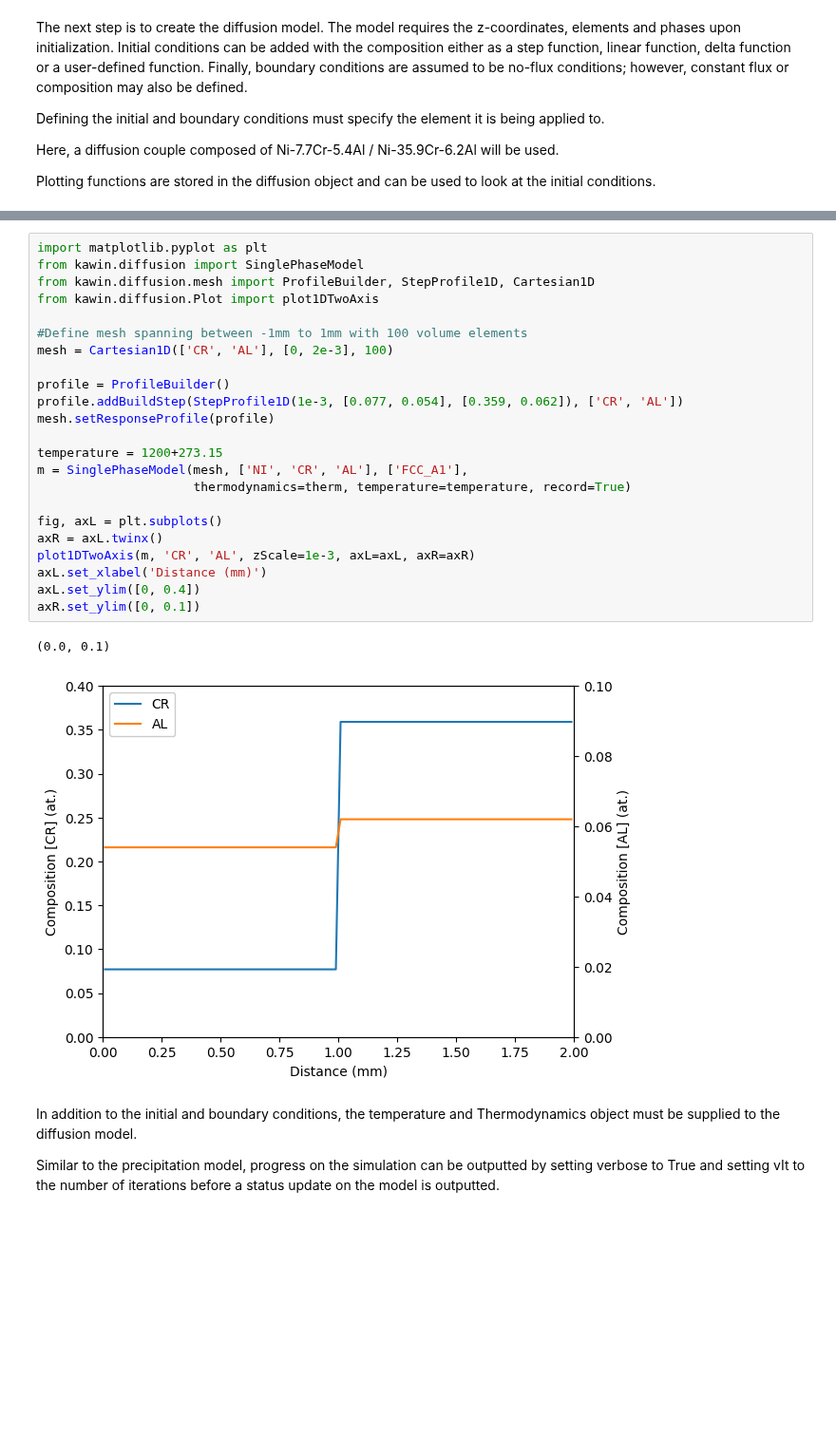
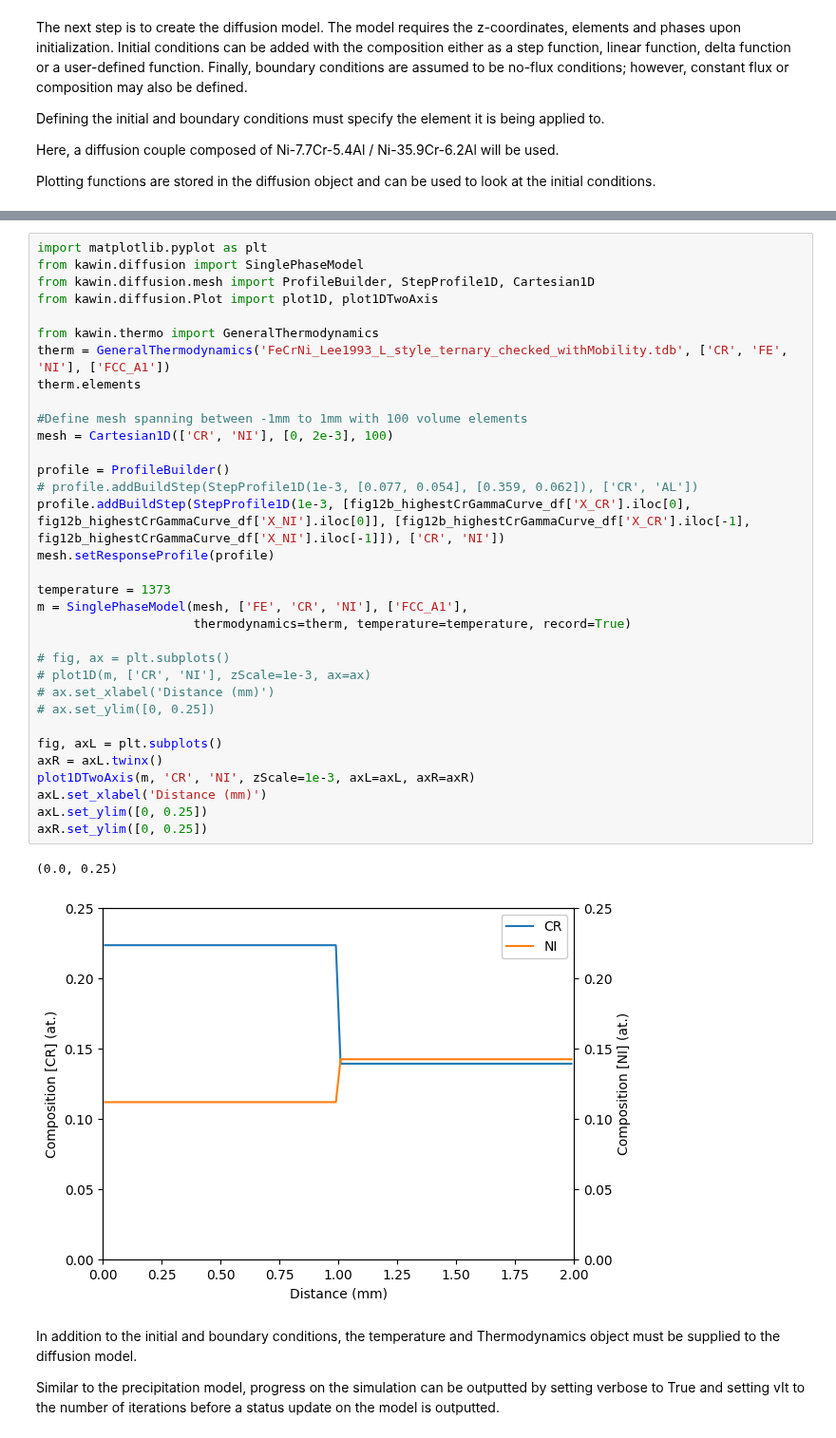
Before and after one commit to samuelgprice/kawin, a Jupyter notebook: examples/replicateLee1993_thermoAndKinetic.ipynb, the cells around one changed output, grey strips where cells are left out. Shown at 95% size. Saved outputs shown, nothing was run; the diff lists cells and outputs as text; blank space fills up the shorter version.

```diff
--- a/examples/replicateLee1993_thermoAndKinetic.ipynb
+++ b/examples/replicateLee1993_thermoAndKinetic.ipynb
@@ -386,29 +281,39 @@ Plotting functions are stored in the diffusion object and can be used to look at
 # %%
 import matplotlib.pyplot as plt
 from kawin.diffusion import SinglePhaseModel
 from kawin.diffusion.mesh import ProfileBuilder, StepProfile1D, Cartesian1D
-from kawin.diffusion.Plot import plot1DTwoAxis
+from kawin.diffusion.Plot import plot1D, plot1DTwoAxis
+
+from kawin.thermo import GeneralThermodynamics
+therm = GeneralThermodynamics('FeCrNi_Lee1993_L_style_ternary_checked_withMobility.tdb', ['CR', 'FE', 'NI'], ['FCC_A1'])
+therm.elements
 
 #Define mesh spanning between -1mm to 1mm with 100 volume elements
-mesh = Cartesian1D(['CR', 'AL'], [0, 2e-3], 100)
+mesh = Cartesian1D(['CR', 'NI'], [0, 2e-3], 100)
 
 profile = ProfileBuilder()
-profile.addBuildStep(StepProfile1D(1e-3, [0.077, 0.054], [0.359, 0.062]), ['CR', 'AL'])
+# profile.addBuildStep(StepProfile1D(1e-3, [0.077, 0.054], [0.359, 0.062]), ['CR', 'AL'])
+profile.addBuildStep(StepProfile1D(1e-3, [fig12b_highestCrGammaCurve_df['X_CR'].iloc[0], fig12b_highestCrGammaCurve_df['X_NI'].iloc[0]], [fig12b_highestCrGammaCurve_df['X_CR'].iloc[-1], fig12b_highestCrGammaCurve_df['X_NI'].iloc[-1]]), ['CR', 'NI'])
 mesh.setResponseProfile(profile)
 
-temperature = 1200+273.15
-m = SinglePhaseModel(mesh, ['NI', 'CR', 'AL'], ['FCC_A1'],
+temperature = 1373
+m = SinglePhaseModel(mesh, ['FE', 'CR', 'NI'], ['FCC_A1'],
                      thermodynamics=therm, temperature=temperature, record=True)
+
+# fig, ax = plt.subplots()
+# plot1D(m, ['CR', 'NI'], zScale=1e-3, ax=ax)
+# ax.set_xlabel('Distance (mm)')
+# ax.set_ylim([0, 0.25])
 
 fig, axL = plt.subplots()
 axR = axL.twinx()
-plot1DTwoAxis(m, 'CR', 'AL', zScale=1e-3, axL=axL, axR=axR)
+plot1DTwoAxis(m, 'CR', 'NI', zScale=1e-3, axL=axL, axR=axR)
 axL.set_xlabel('Distance (mm)')
-axL.set_ylim([0, 0.4])
-axR.set_ylim([0, 0.1])
+axL.set_ylim([0, 0.25])
+axR.set_ylim([0, 0.25])
 # %% [output]
-(0.0, 0.1)
+(0.0, 0.25)
-[figure, old version]
+[figure, new version]
 # %% [markdown]
 In addition to the initial and boundary conditions, the temperature and Thermodynamics object must be supplied to the diffusion model.
 
```
Also changed, not shown: parts of 23 cells of this notebook, 14 other files.
